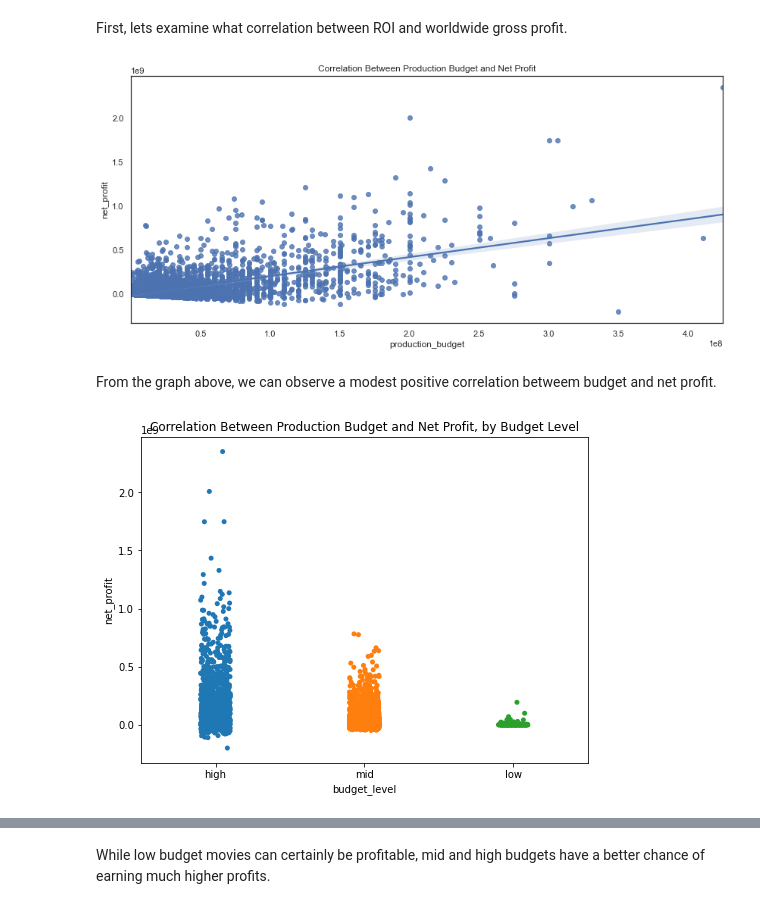
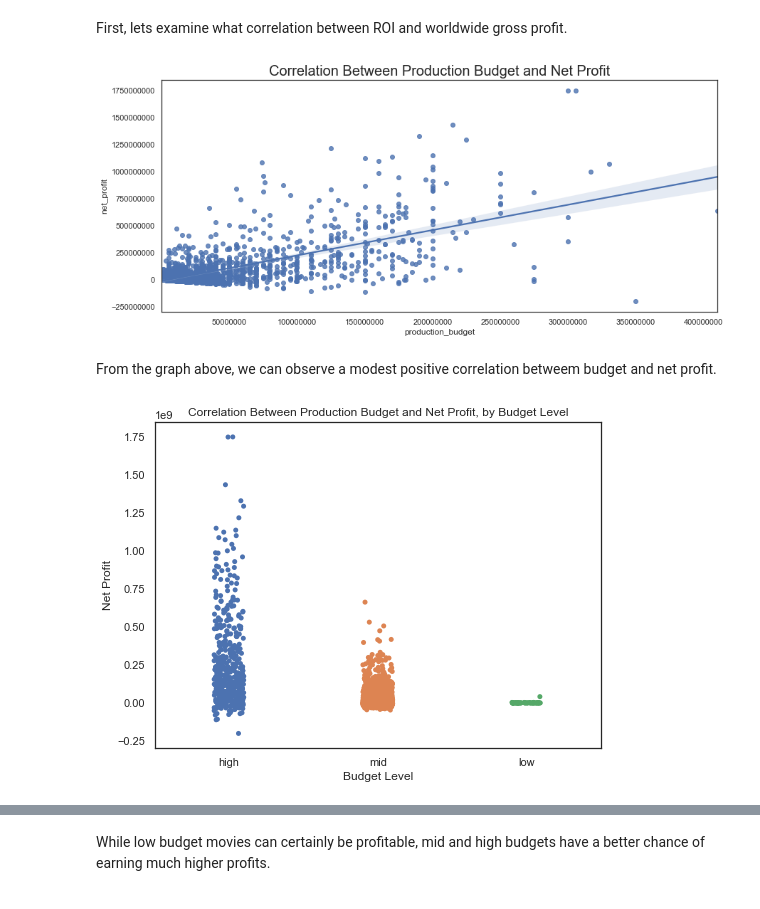
Before and after one commit to valentinav21/microsoft-movie-analysis, a Jupyter notebook: notebook.ipynb, the cells around one changed output, grey strips where cells are left out. Saved outputs shown, nothing was run; the diff lists cells and outputs as text; code cells hidden in the pictures.

```diff
--- a/notebook.ipynb
+++ b/notebook.ipynb
@@ -249,7 +224,7 @@ SELECT primary_title AS movie,
            USING(movie_id)
       JOIN persons
            USING(person_id)
-  WHERE start_year BETWEEN 1969 AND 2019
+  WHERE start_year BETWEEN 2010 AND 2019
     AND movie_id IN (SELECT movie_id
                      FROM movie_akas
                      WHERE region IS 'US'
@@ -396,7 +354,7 @@ Unfortunately, this dataset contains some movies that do not have reported world
 numbers_df['release_date'] = pd.to_datetime(numbers_df['release_date'])
 
 #Filter results to movies released after 1969 - start of the New Hollywood Era
-numbers_df = numbers_df.loc[numbers_df['release_date'] >= '1969']
+numbers_df = numbers_df.loc[numbers_df['release_date'] >= '2010']
 
 
 #Review results
@@ -716,24 +572,27 @@ First, lets examine what correlation between ROI and worldwide gross profit.
 # %%
 # Set the width and height
 plt.figure(figsize=(14,6))
 
-#Add title
-plt.title('Correlation Between Production Budget and Net Profit')
+#Create plot
+ax1 = sns.regplot(x=numbers_df['production_budget'],y=numbers_df['net_profit'])
 
-#Create plot
-ax1 = sns.regplot(x=numbers_df['production_budget'],y=numbers_df['net_profit']);
+#Create labels
+ax1.ticklabel_format(style='plain')
+plt.title('Correlation Between Production Budget and Net Profit', fontsize=20);
 # %% [output]
-[figure, old version]
+[figure, new version]
 # %% [markdown]
 From the graph above, we can observe a modest positive correlation betweem budget and net profit.
 # %%
 # Set the width and height
 plt.figure(figsize=(8,6))
 
-#Add title
-plt.title('Correlation Between Production Budget and Net Profit, by Budget Level')
+#Create plot
+ax1 = sns.stripplot(x=numbers_df['budget_level'],y=numbers_df['net_profit'])
 
-#Create plot
-sns.stripplot(x=numbers_df['budget_level'],y=numbers_df['net_profit']);
+#Create labels
+ax1.set_xlabel("Budget Level")
+ax1.set_ylabel("Net Profit")
+plt.title('Correlation Between Production Budget and Net Profit, by Budget Level');
 # %% [output]
-[figure, old version]
+[figure, new version]
```
Also changed, not shown: parts of 56 cells of this notebook.
